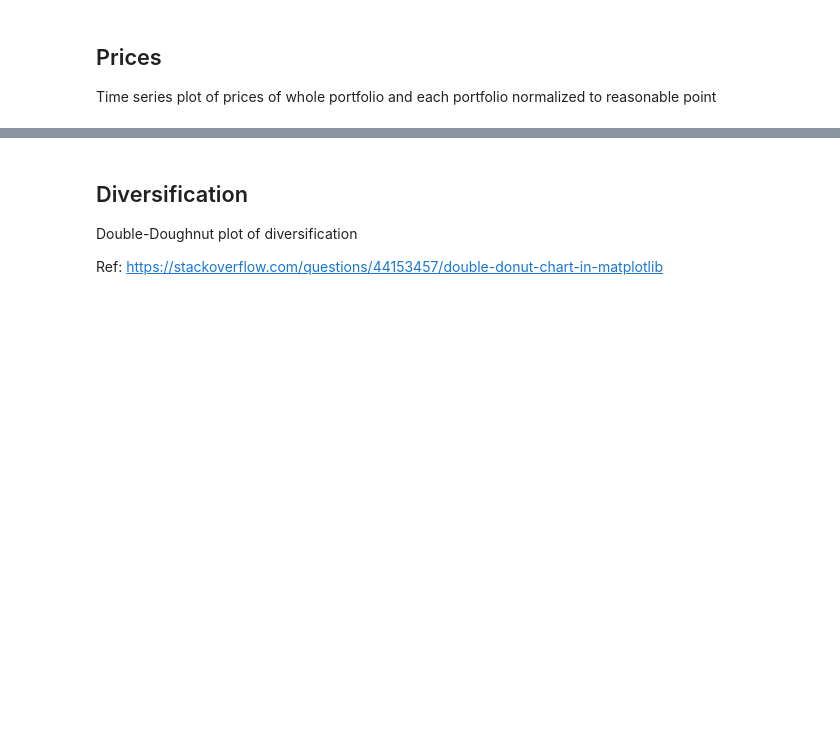
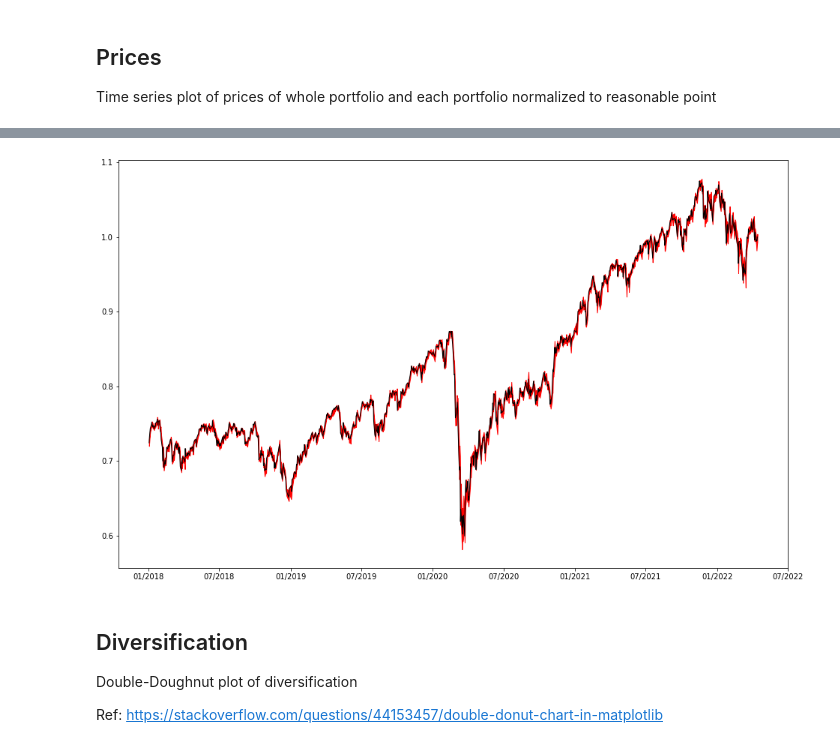
Before and after one commit to Mebbel/PortfolioManagement, a Jupyter notebook: _0001_Dashboard.ipynb, the cells around one changed output, grey strips where cells are left out. Drawn from its saved outputs; the diff is of its cells as text; code cells hidden in the pictures; blank space fills up the shorter version.

Commit message:
Portfolio value over time

```diff
--- a/_0001_Dashboard.ipynb
+++ b/_0001_Dashboard.ipynb
@@ -42,6 +42,9 @@ Connected.
 # ETF Info - ISIN + Name + Description
 etf_info = s3.readFile(BUCKET_NAME=AWS_BUCKET, key="config/mapping/etf_info.tsv")
 
+# ETF Info - ISIN to Symbol for Prices
+etf_isin_symbol = s3.readFile(BUCKET_NAME=AWS_BUCKET, key="config/mapping/etf_isin_symbol.tsv")
+
 # Equity Info - ISIN + Name + Country + Industry
 equity_info = s3.readFile(BUCKET_NAME=AWS_BUCKET, key="config/mapping/equity_info.tsv")
 
@@ -101,0 +103,5 @@ Time series plot of prices of whole portfolio and each portfolio normalized to r
+# %%
+# Get symbols for each security
+df_prices = df_pf.join(etf_isin_symbol.set_index('Security_ISIN'), on='Security_ISIN')
+df_prices = df_prices[['Security_ISIN', 'Weight', 'Sym_YahooFin']].rename(columns={'Sym_YahooFin':'Symbol'})
+df_prices
@@ -101,0 +166,8 @@ Time series plot of prices of whole portfolio and each portfolio normalized to r
+# %%
+# Determine value of portfolio over time
+df_pf_value = df_prices.join(prices_norm.set_index('Symbol'), on='Symbol')
+for c in ['Open', 'High', 'Low', 'Close', 'Volume']:
+    df_pf_value[c] = df_pf_value[c] * df_pf_value['Weight']
+
+df_pf_value = df_pf_value.groupby('Date').agg({'Open':'sum', 'High':'sum', 'Low':'sum', 'Close':'sum'}).reset_index()
+df_pf_value.tail()
@@ -102,3 +181,33 @@ Time series plot of prices of whole portfolio and each portfolio normalized to r
+# %%
+# Plot prices
+
+# TODO: Add vertical lines for % value change 6m / 1y / 5y ago.
+
+# import matplotlib.text as mtext
+# import matplotlib.dates as mdates
+
+df_plot = df_pf_value.copy()
+
+# Convert to datetime
+df_plot['Date'] = pd.to_datetime(df_plot['Date'])
+
+# select starting point
+df_plot = df_plot.loc[df_plot.Date >= '2018-01-01']
+
+# Create plot
+fig, ax = plt.subplots(figsize=(16, 10))
+
+plt.plot(df_plot.Date, df_plot.Close, color="black", lw=1)
+plt.fill_between(df_plot.Date, df_plot.Low, df_plot.High, color="red")
+
+# # Add vertical line at reference point for normalized values
+# plt.axvline(x=pd.to_datetime(min_date), color='gray', ls='--')
+
+ax.xaxis.set_major_formatter(mdates.DateFormatter('%m/%Y'))
+
+plt.savefig('graphics/dashboard_portfolio_value_over_time.png')
+# %% [output]
+[figure, added]
 # %% [markdown]
 ## Diversification
 
```
Also changed, not shown: parts of 9 cells of this notebook, 3 other files.
